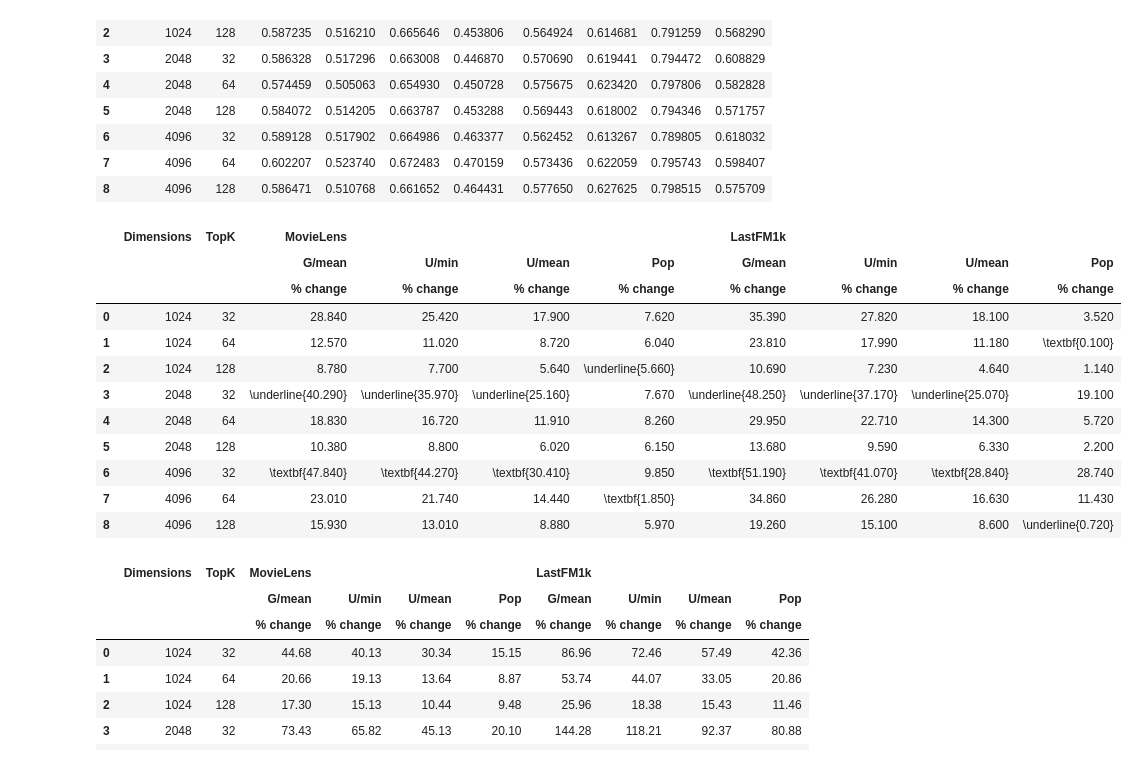
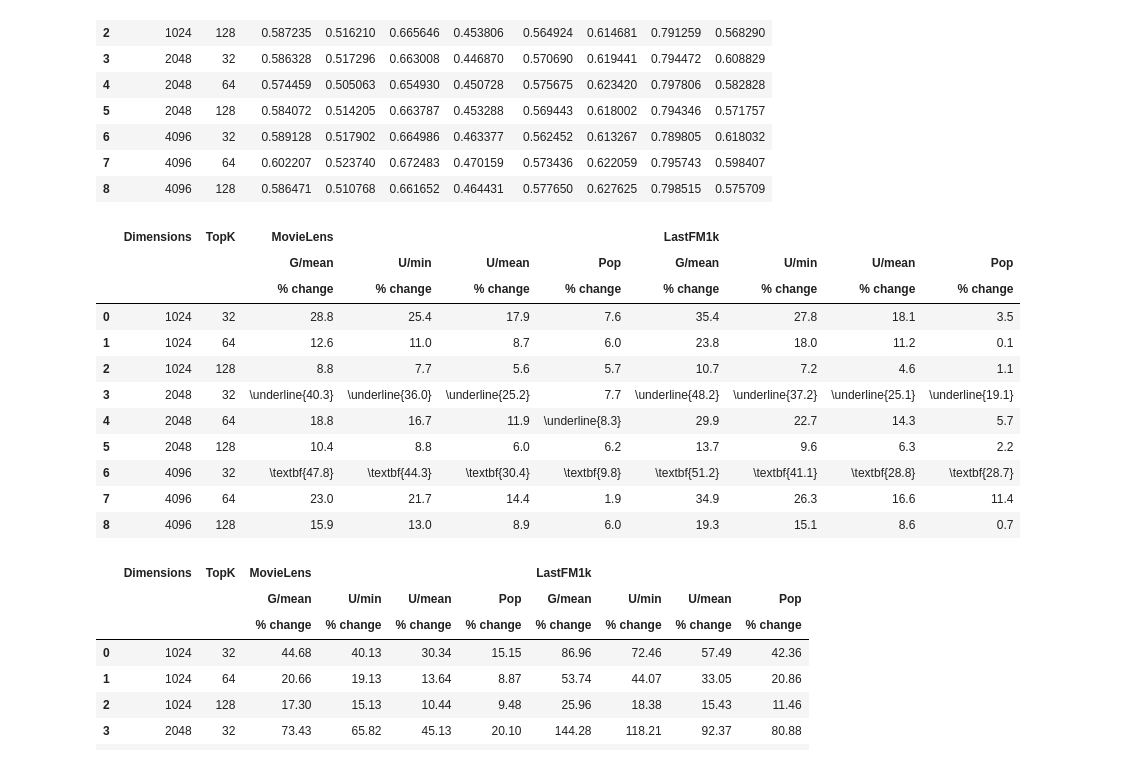
Before and after one commit to kostejnv/GRS-fairness, a Jupyter notebook: notebooks/02-deactivation_topk-activation.ipynb, the cells around one changed output. Saved outputs shown, nothing was run; the diff lists cells and outputs as text; code cells hidden in the pictures.

```diff
--- a/notebooks/02-deactivation_topk-activation.ipynb
+++ b/notebooks/02-deactivation_topk-activation.ipynb
@@ -327,35 +327,35 @@ table
 # %%
 experiment_ids = ['333391697323445885', '523100174176986081']
 table = generate_recommendations_with_comparision(
     experiment_ids,
     aggregation_function="common_features",
     main_note="sizes_L2_without_acts",
     note_to_compare="sizes_L2_with_acts",
     group_type="sim"
 )
 
 highlight_max_cols = [('MovieLens', 'G/mean', r"% change"), ('MovieLens', 'U/min', r"% change"), ('MovieLens', 'U/mean', r"% change"), ('LastFM1k', 'G/mean', r"% change"), ('LastFM1k', 'U/min', r"% change"), ('LastFM1k', 'U/mean', r"% change")]
-highlight_min_cols = [('MovieLens', 'Pop', r"% change"), ('LastFM1k', 'Pop', r"% change")]
+highlight_max_cols += [('MovieLens', 'Pop', r"% change"), ('LastFM1k', 'Pop', r"% change")]
 table = format_latex(
     table,
     highlight_max_cols=highlight_max_cols,
-    highlight_min_cols=highlight_min_cols,
-    round_digits=3
+    highlight_min_cols=[],
+    round_digits=1
 )
 table
 # %% [output]
 |  | Dimensions | TopK | MovieLens |  |  |  | LastFM1k |  |  |  |
 |  |  |  | G/mean | U/min | U/mean | Pop | G/mean | U/min | U/mean | Pop |
 |  |  |  | % change | % change | % change | % change | % change | % change | % change | % change |
-| 0 | 1024 | 32 | 28.840 | 25.420 | 17.900 | 7.620 | 35.390 | 27.820 | 18.100 | 3.520 |
-| 1 | 1024 | 64 | 12.570 | 11.020 | 8.720 | 6.040 | 23.810 | 17.990 | 11.180 | \textbf{0.100} |
-| 2 | 1024 | 128 | 8.780 | 7.700 | 5.640 | \underline{5.660} | 10.690 | 7.230 | 4.640 | 1.140 |
-| 3 | 2048 | 32 | \underline{40.290} | \underline{35.970} | \underline{25.160} | 7.670 | \underline{48.250} | \underline{37.170} | \underline{25.070} | 19.100 |
-| 4 | 2048 | 64 | 18.830 | 16.720 | 11.910 | 8.260 | 29.950 | 22.710 | 14.300 | 5.720 |
-| 5 | 2048 | 128 | 10.380 | 8.800 | 6.020 | 6.150 | 13.680 | 9.590 | 6.330 | 2.200 |
-| 6 | 4096 | 32 | \textbf{47.840} | \textbf{44.270} | \textbf{30.410} | 9.850 | \textbf{51.190} | \textbf{41.070} | \textbf{28.840} | 28.740 |
-| 7 | 4096 | 64 | 23.010 | 21.740 | 14.440 | \textbf{1.850} | 34.860 | 26.280 | 16.630 | 11.430 |
-| 8 | 4096 | 128 | 15.930 | 13.010 | 8.880 | 5.970 | 19.260 | 15.100 | 8.600 | \underline{0.720} |
+| 0 | 1024 | 32 | 28.8 | 25.4 | 17.9 | 7.6 | 35.4 | 27.8 | 18.1 | 3.5 |
+| 1 | 1024 | 64 | 12.6 | 11.0 | 8.7 | 6.0 | 23.8 | 18.0 | 11.2 | 0.1 |
+| 2 | 1024 | 128 | 8.8 | 7.7 | 5.6 | 5.7 | 10.7 | 7.2 | 4.6 | 1.1 |
+| 3 | 2048 | 32 | \underline{40.3} | \underline{36.0} | \underline{25.2} | 7.7 | \underline{48.2} | \underline{37.2} | \underline{25.1} | \underline{19.1} |
+| 4 | 2048 | 64 | 18.8 | 16.7 | 11.9 | \underline{8.3} | 29.9 | 22.7 | 14.3 | 5.7 |
+| 5 | 2048 | 128 | 10.4 | 8.8 | 6.0 | 6.2 | 13.7 | 9.6 | 6.3 | 2.2 |
+| 6 | 4096 | 32 | \textbf{47.8} | \textbf{44.3} | \textbf{30.4} | \textbf{9.8} | \textbf{51.2} | \textbf{41.1} | \textbf{28.8} | \textbf{28.7} |
+| 7 | 4096 | 64 | 23.0 | 21.7 | 14.4 | 1.9 | 34.9 | 26.3 | 16.6 | 11.4 |
+| 8 | 4096 | 128 | 15.9 | 13.0 | 8.9 | 6.0 | 19.3 | 15.1 | 8.6 | 0.7 |
 # %%
 table.to_latex(
     "sae_table.tex",
```
Also changed, not shown: parts of 1 cell of this notebook, 5 other files.
